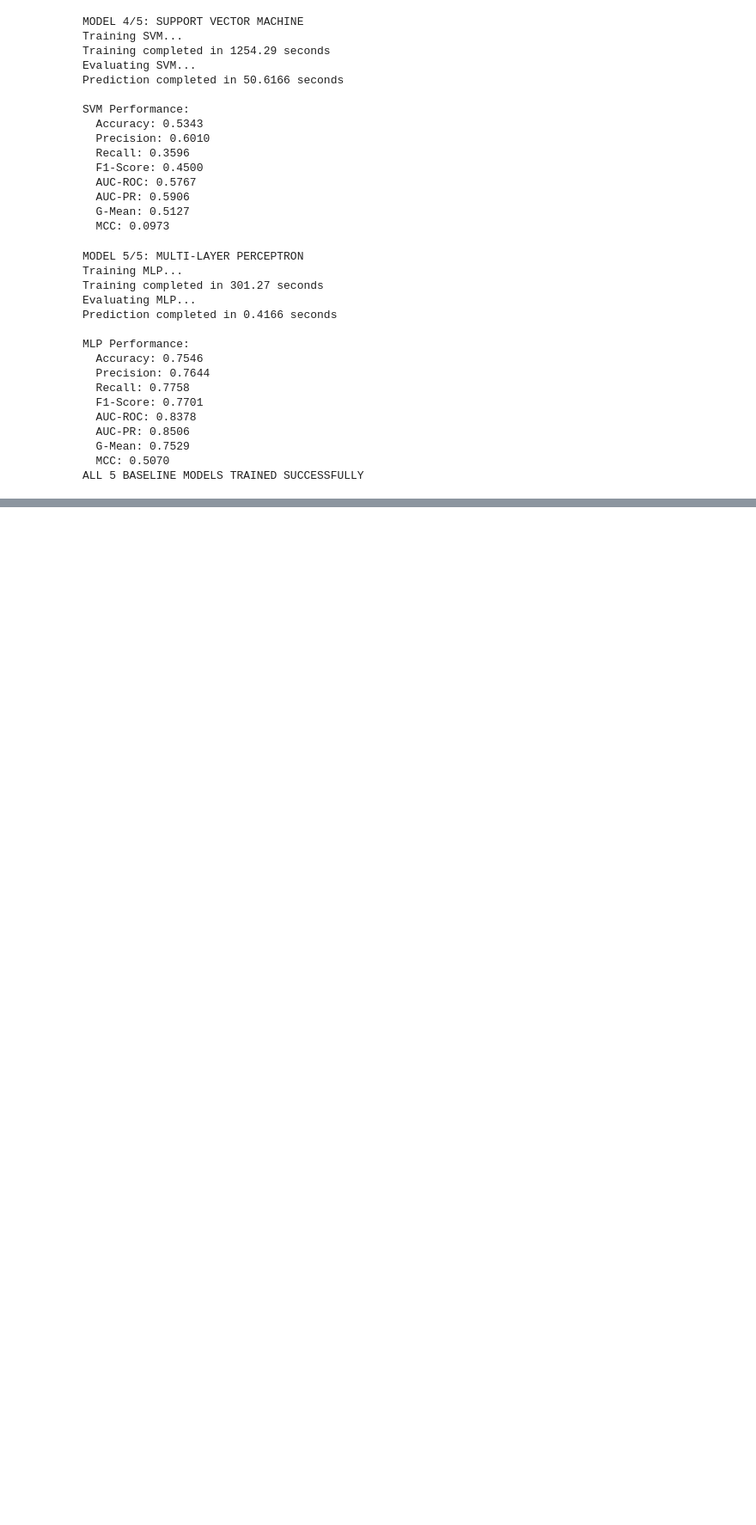
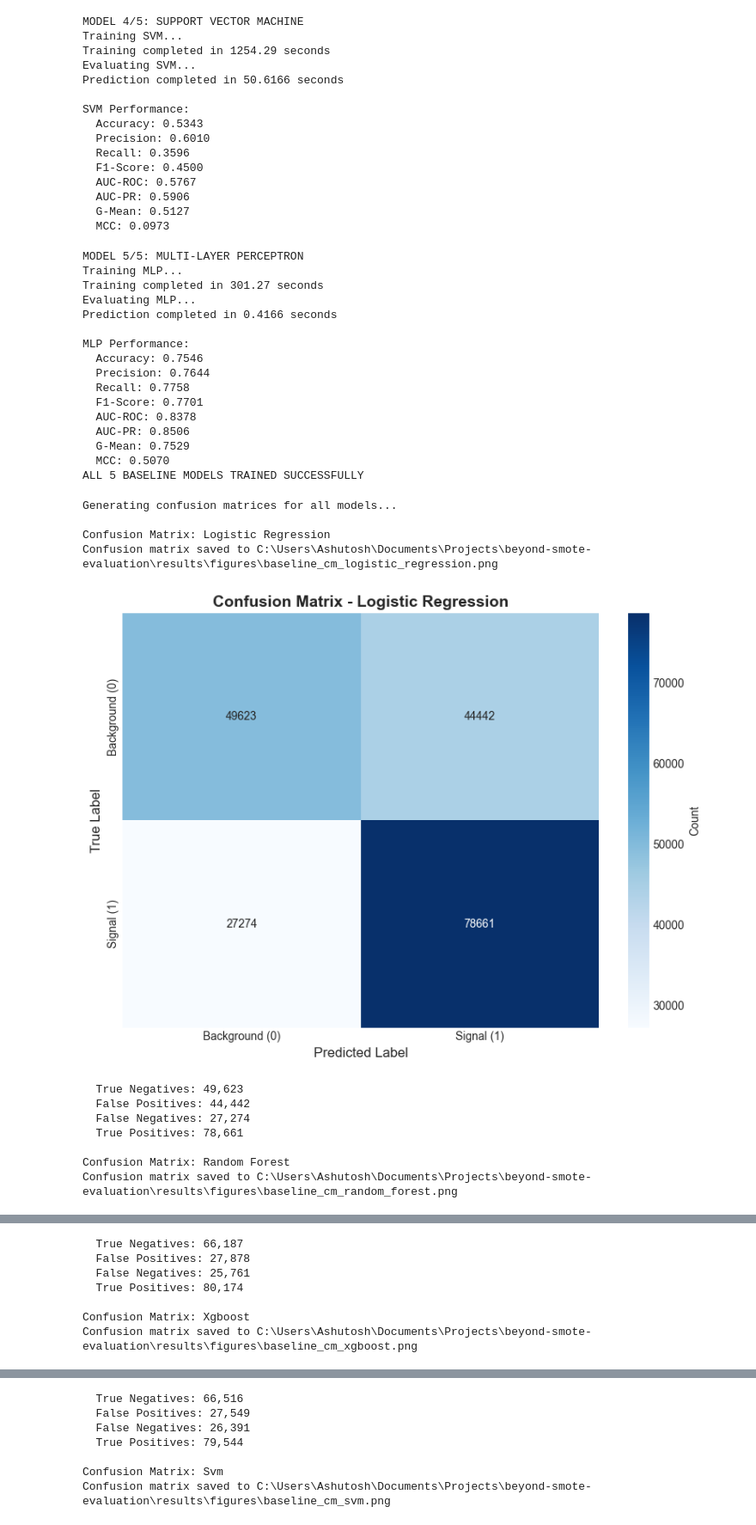
Before and after one commit to ashu-tagore/beyond_smote_evaluation, a Jupyter notebook: notebooks/02_Baseline_Models.ipynb, the cells around one changed output, grey strips where cells are left out. Shown: that part at 86% size. Drawn from its saved outputs; the diff is of its cells as text; code cells hidden in the pictures; blank space fills up the shorter version.

```diff
--- a/notebooks/02_Baseline_Models.ipynb
+++ b/notebooks/02_Baseline_Models.ipynb
@@ -491,3 +491,43 @@ MLP Performance:
   G-Mean: 0.7529
   MCC: 0.5070
 ALL 5 BASELINE MODELS TRAINED SUCCESSFULLY
+# %%
+# Cell 9: Creating Confusion Matrices for All Models
+# Visualizing classification errors for each model
+
+print("Generating confusion matrices for all models...")
+
+# Creating confusion matrix for each model
+for model_name, results in baseline_results.items():
+    print(f"\nConfusion Matrix: {model_name.replace('_', ' ').title()}")
+
+    cm = create_confusion_matrix(
+        y_true=y_test,
+        y_pred=results['predictions'],
+        class_names=['Background (0)', 'Signal (1)'],
+        normalize=False,
+        save_path=FIGURE_OUTPUT / f'baseline_cm_{model_name}.png',
+        title=f'Confusion Matrix - {model_name.replace("_", " ").title()}'
+    )
+
+    # Printing confusion matrix metrics
+    tn, fp, fn, tp = cm.ravel()
+    print(f"  True Negatives: {tn:,}")
+    print(f"  False Positives: {fp:,}")
+    print(f"  False Negatives: {fn:,}")
+    print(f"  True Positives: {tp:,}")
+
+print("\nAll confusion matrices created and saved!")
+# %% [output]
+Generating confusion matrices for all models...
+
+Confusion Matrix: Logistic Regression
+Confusion matrix saved to C:\Users\Ashutosh\Documents\Projects\beyond-smote-evaluation\results\figures\baseline_cm_logistic_regression.png
+[figure, added]
+  True Negatives: 49,623
+  False Positives: 44,442
+  False Negatives: 27,274
+  True Positives: 78,661
+
+Confusion Matrix: Random Forest
+Confusion matrix saved to C:\Users\Ashutosh\Documents\Projects\beyond-smote-evaluation\results\figures\baseline_cm_random_forest.png
@@ -493,0 +535,7 @@ ALL 5 BASELINE MODELS TRAINED SUCCESSFULLY
+  True Negatives: 66,187
+  False Positives: 27,878
+  False Negatives: 25,761
+  True Positives: 80,174
+
+Confusion Matrix: Xgboost
+Confusion matrix saved to C:\Users\Ashutosh\Documents\Projects\beyond-smote-evaluation\results\figures\baseline_cm_xgboost.png
@@ -493,0 +543,7 @@ ALL 5 BASELINE MODELS TRAINED SUCCESSFULLY
+  True Negatives: 66,516
+  False Positives: 27,549
+  False Negatives: 26,391
+  True Positives: 79,544
+
+Confusion Matrix: Svm
+Confusion matrix saved to C:\Users\Ashutosh\Documents\Projects\beyond-smote-evaluation\results\figures\baseline_cm_svm.png
```
Also changed, not shown: parts of 5 cells of this notebook.
